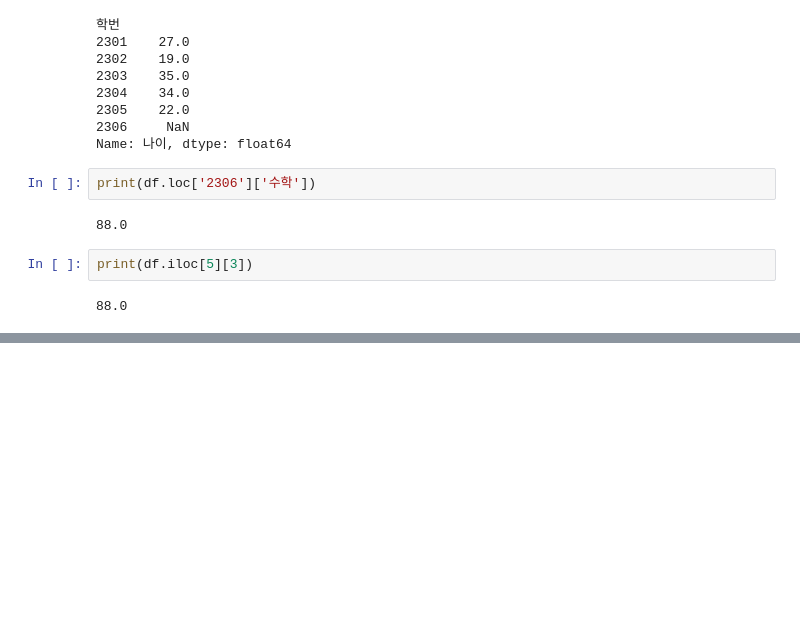
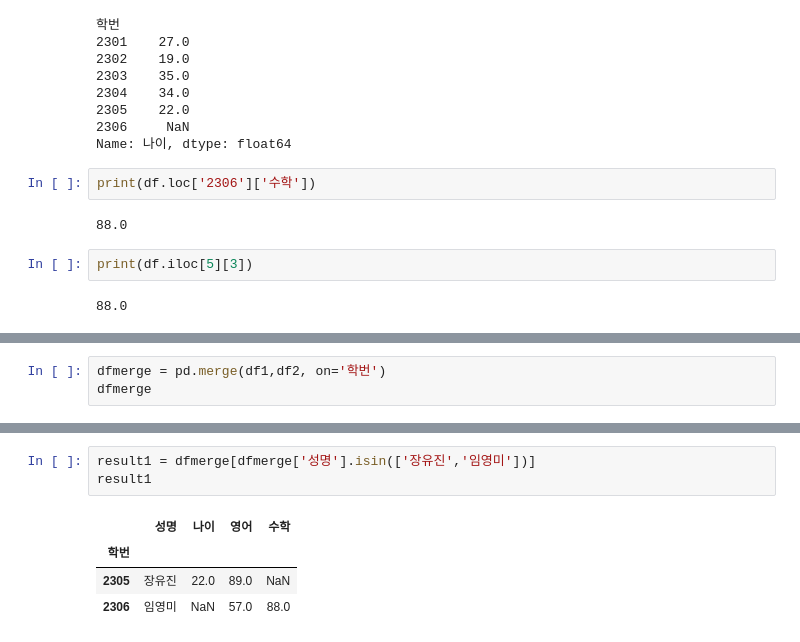
Before and after one commit to HongSeongMo/Bigdata_Analysis_Professional, a Jupyter notebook: 241015.ipynb, the cells around one changed output, grey strips where cells are left out. Drawn from its saved outputs; the diff is of its cells as text; blank space fills up the shorter version.

```diff
--- a/241015.ipynb
+++ b/241015.ipynb
@@ -484,0 +549,3 @@ print(df.iloc[5][3])
+# %%
+dfmerge = pd.merge(df1,df2, on='학번')
+dfmerge
@@ -484,0 +568,8 @@ print(df.iloc[5][3])
+# %%
+result1 = dfmerge[dfmerge['성명'].isin(['장유진','임영미'])]
+result1
+# %% [output]
+|  | 성명 | 나이 | 영어 | 수학 |
+| 학번 |  |  |  |  |
+| 2305 | 장유진 | 22.0 | 89.0 | NaN |
+| 2306 | 임영미 | NaN | 57.0 | 88.0 |
```
Also changed, not shown: parts of 9 cells of this notebook.
